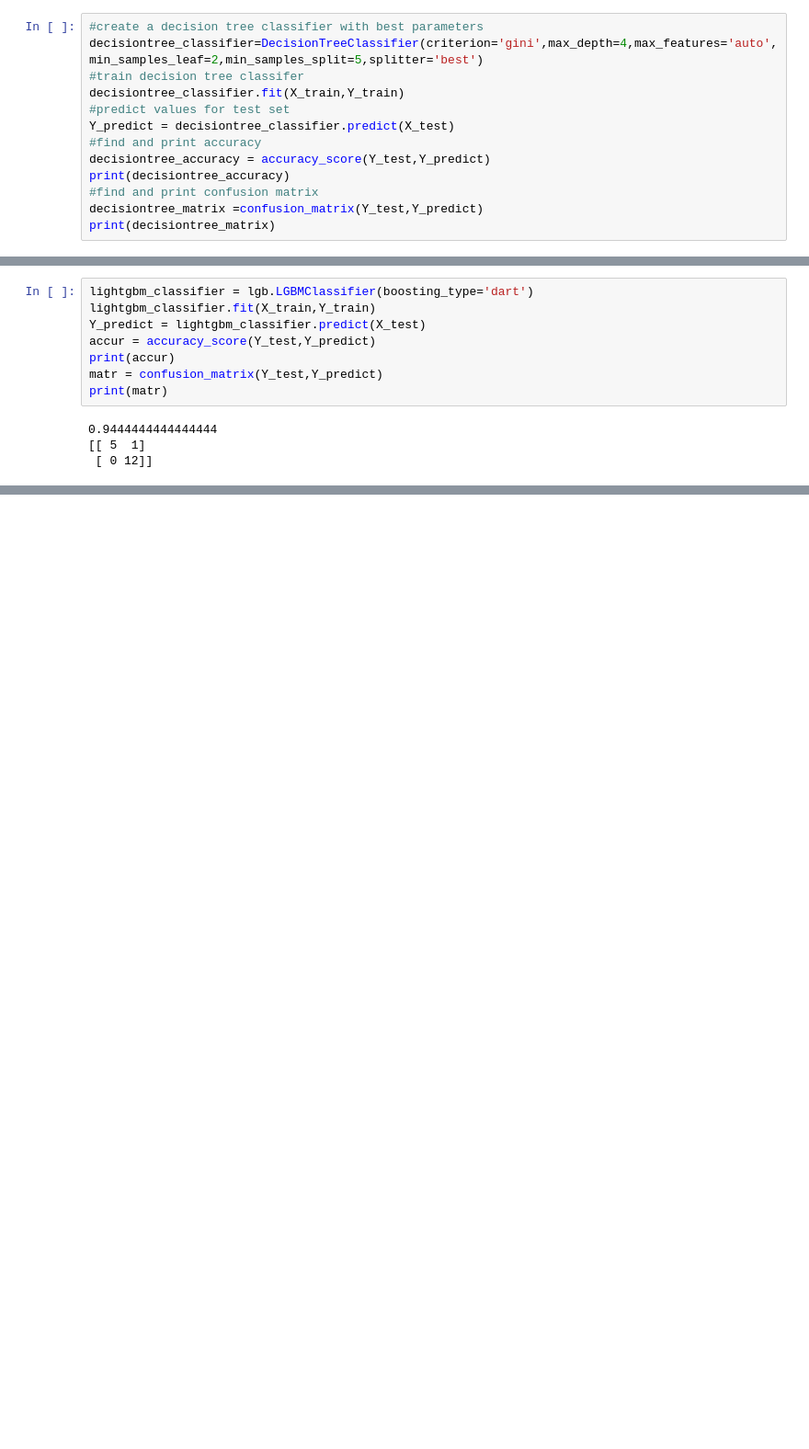
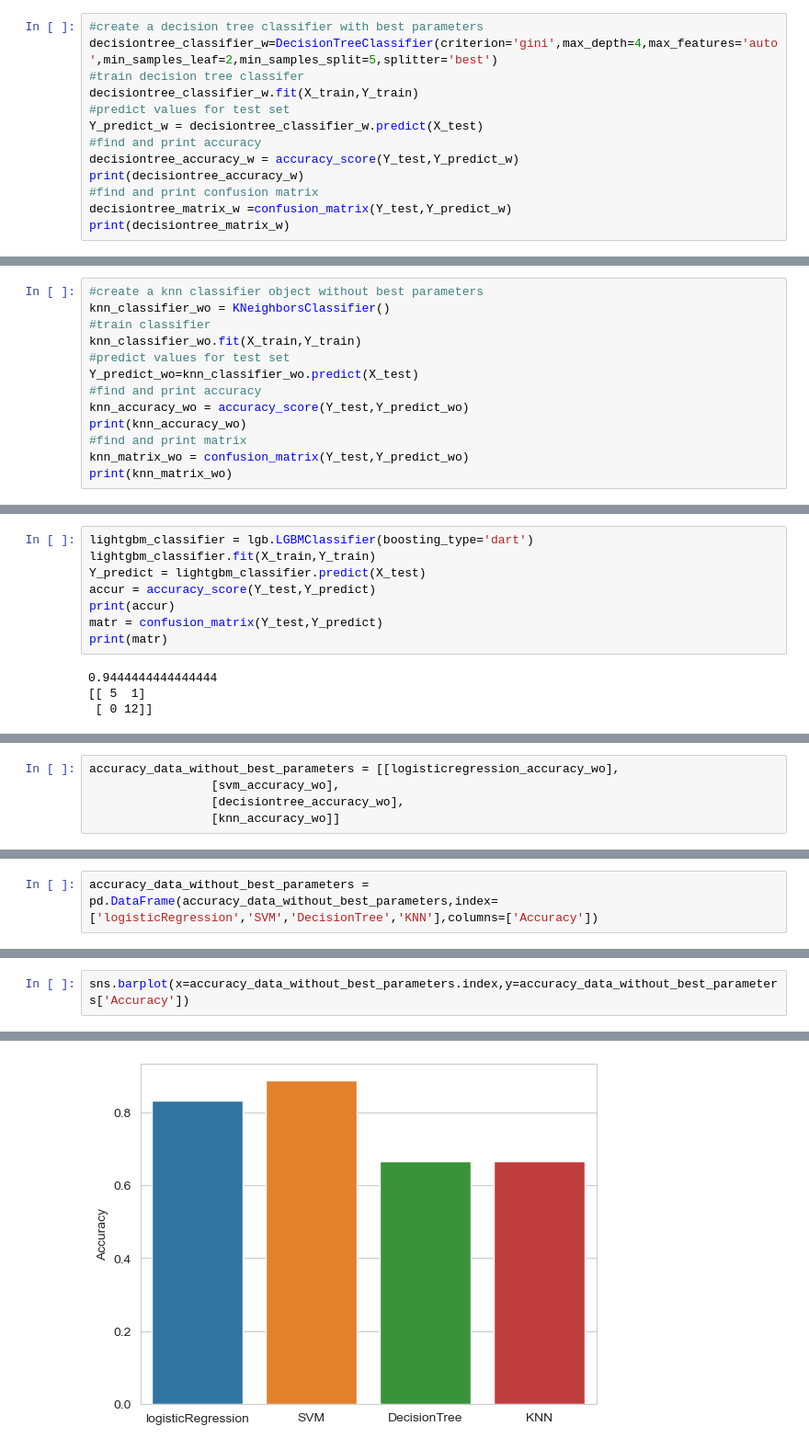
Before and after one commit to MahsaghaVIPanjeh/SpaceX_Falcon9_Project, a Jupyter notebook: Modeling.ipynb, the cells around one changed output, grey strips where cells are left out. Shown: that part at 92% size. Saved outputs shown, nothing was run; the diff lists cells and outputs as text; blank space fills up the shorter version.

```diff
--- a/Modeling.ipynb
+++ b/Modeling.ipynb
@@ -189,14 +256,14 @@ The best parameteres for Decision Tree are:{'criterion': 'entropy', 'max_depth':
 # %%
 #create a decision tree classifier with best parameters
-decisiontree_classifier=DecisionTreeClassifier(criterion='gini',max_depth=4,max_features='auto',min_samples_leaf=2,min_samples_split=5,splitter='best')
+decisiontree_classifier_w=DecisionTreeClassifier(criterion='gini',max_depth=4,max_features='auto',min_samples_leaf=2,min_samples_split=5,splitter='best')
 #train decision tree classifer
-decisiontree_classifier.fit(X_train,Y_train)
+decisiontree_classifier_w.fit(X_train,Y_train)
 #predict values for test set
-Y_predict = decisiontree_classifier.predict(X_test)
+Y_predict_w = decisiontree_classifier_w.predict(X_test)
 #find and print accuracy
-decisiontree_accuracy = accuracy_score(Y_test,Y_predict)
-print(decisiontree_accuracy)
+decisiontree_accuracy_w = accuracy_score(Y_test,Y_predict_w)
+print(decisiontree_accuracy_w)
 #find and print confusion matrix
-decisiontree_matrix =confusion_matrix(Y_test,Y_predict)
-print(decisiontree_matrix)
+decisiontree_matrix_w =confusion_matrix(Y_test,Y_predict_w)
+print(decisiontree_matrix_w)
 # %% [output]
@@ -224,3 +291,16 @@ knn_cv.fit(X_train,Y_train)
 print('The best parameteres for KNN are:{x} and best accuracy score is {y}'.format(x=knn_cv.best_params_,y=knn_cv.best_score_))
 # %% [output]
 The best parameteres for KNN are:{'algorithm': 'auto', 'n_neighbors': 8, 'p': 1} and best accuracy score is 0.8321428571428571
+# %%
+#create a knn classifier object without best parameters
+knn_classifier_wo = KNeighborsClassifier()
+#train classifier
+knn_classifier_wo.fit(X_train,Y_train)
+#predict values for test set
+Y_predict_wo=knn_classifier_wo.predict(X_test)
+#find and print accuracy
+knn_accuracy_wo = accuracy_score(Y_test,Y_predict_wo)
+print(knn_accuracy_wo)
+#find and print matrix
+knn_matrix_wo = confusion_matrix(Y_test,Y_predict_wo)
+print(knn_matrix_wo)
@@ -257,0 +346,5 @@ print(matr)
+# %%
+accuracy_data_without_best_parameters = [[logisticregression_accuracy_wo],
+                 [svm_accuracy_wo],
+                 [decisiontree_accuracy_wo],
+                 [knn_accuracy_wo]]
@@ -257,0 +356,2 @@ print(matr)
+# %%
+accuracy_data_without_best_parameters = pd.DataFrame(accuracy_data_without_best_parameters,index=['logisticRegression','SVM','DecisionTree','KNN'],columns=['Accuracy'])
@@ -257,0 +362,3 @@ print(matr)
+# %%
+sns.barplot(x=accuracy_data_without_best_parameters.index,y=accuracy_data_without_best_parameters['Accuracy'])
+# %% [output]
@@ -257,0 +366 @@ print(matr)
+[figure, added]
```
Also changed, not shown: parts of 22 cells of this notebook, 2 other files.
